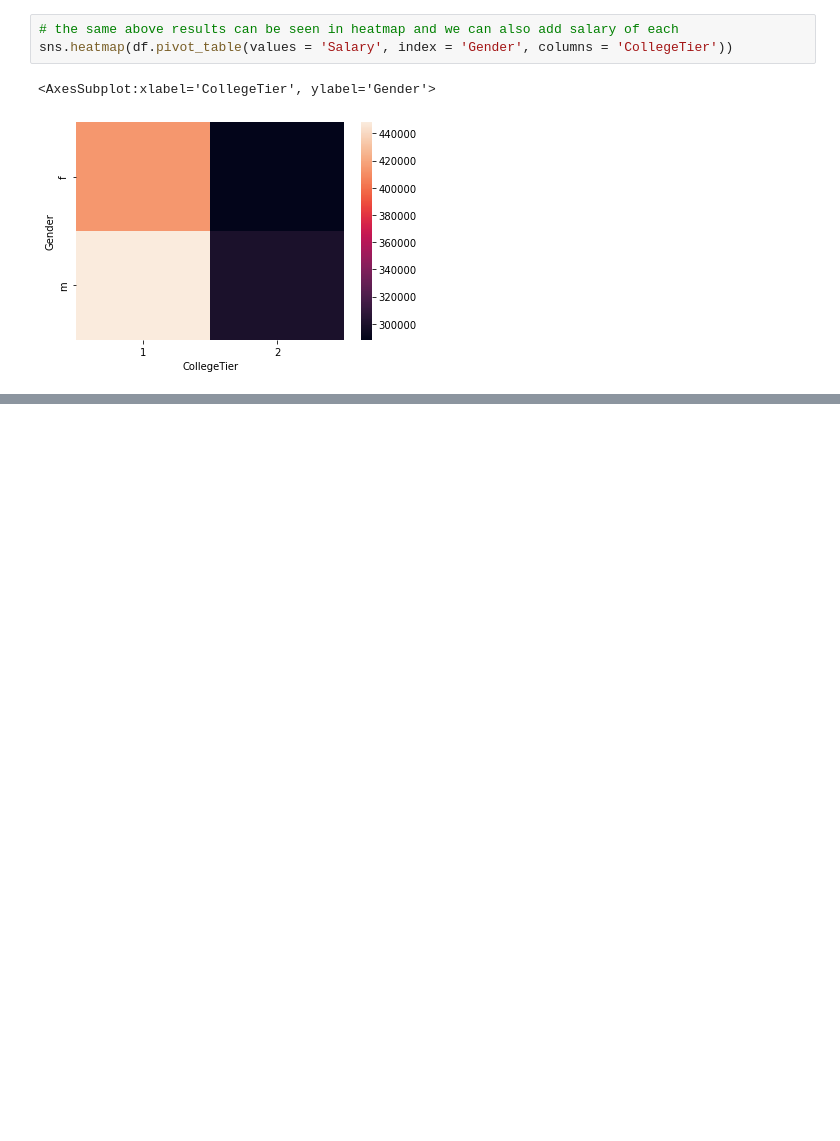
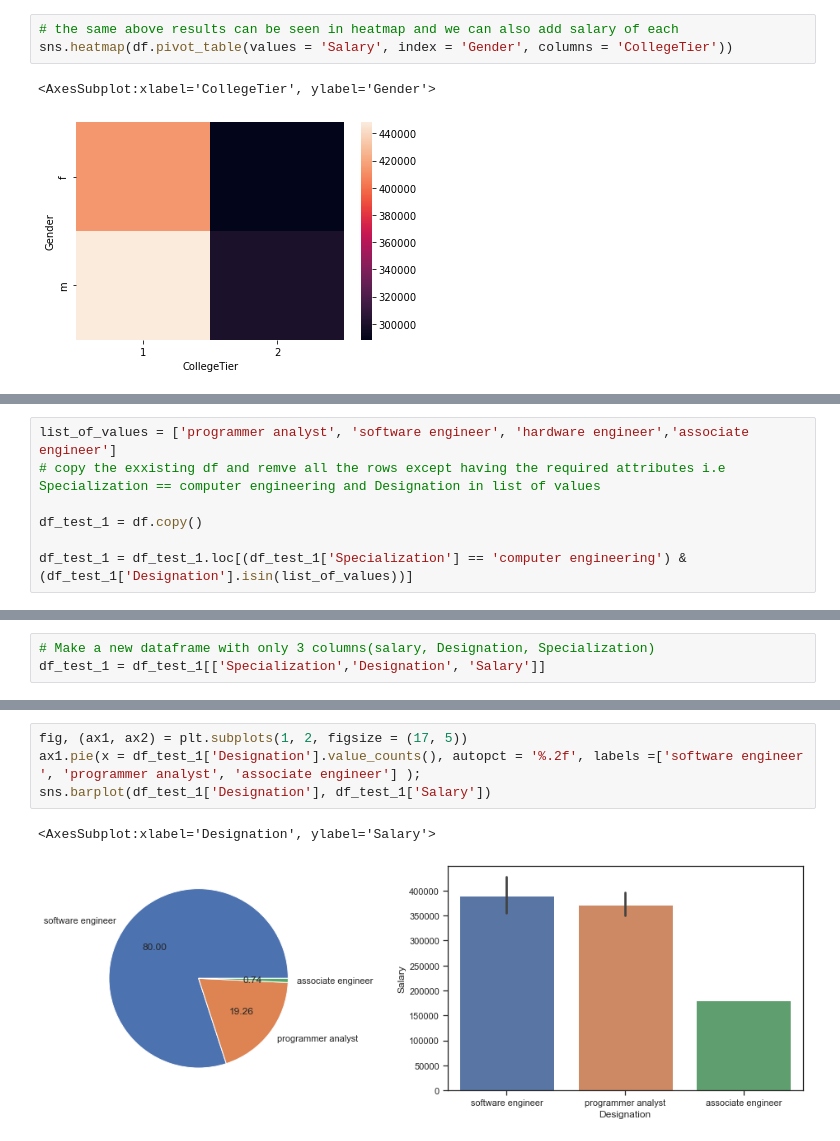
Before and after one commit to AdilGeelani/Innomatics_Internship_july_2022, a Jupyter notebook: innomatics_internship_july_2022/Data_analytics/Project 1/Project 1 (Exploratory Data Analysis).ipynb, the cells around one changed output, grey strips where cells are left out. Saved outputs shown, nothing was run; the diff lists cells and outputs as text; blank space fills up the shorter version.

```diff
--- a/innomatics_internship_july_2022/Data_analytics/Project 1/Project 1 (Exploratory Data Analysis).ipynb
+++ b/innomatics_internship_july_2022/Data_analytics/Project 1/Project 1 (Exploratory Data Analysis).ipynb
@@ -471,0 +476,7 @@ sns.heatmap(df.pivot_table(values = 'Salary', index = 'Gender', columns = 'Colle
+# %%
+list_of_values = ['programmer analyst', 'software engineer', 'hardware engineer','associate engineer']
+# copy the exxisting df and remve all the rows except having the required attributes i.e Specialization == computer engineering and Designation in list of values
+
+df_test_1 = df.copy()
+
+df_test_1 = df_test_1.loc[(df_test_1['Specialization'] == 'computer engineering') & (df_test_1['Designation'].isin(list_of_values))]
@@ -471,0 +499,3 @@ sns.heatmap(df.pivot_table(values = 'Salary', index = 'Gender', columns = 'Colle
+# %%
+# Make a new dataframe with only 3 columns(salary, Designation, Specialization)
+df_test_1 = df_test_1[['Specialization','Designation', 'Salary']]
@@ -471,0 +525,7 @@ sns.heatmap(df.pivot_table(values = 'Salary', index = 'Gender', columns = 'Colle
+# %%
+fig, (ax1, ax2) = plt.subplots(1, 2, figsize = (17, 5))
+ax1.pie(x = df_test_1['Designation'].value_counts(), autopct = '%.2f', labels =['software engineer ', 'programmer analyst', 'associate engineer'] );
+sns.barplot(df_test_1['Designation'], df_test_1['Salary'])
+# %% [output]
+<AxesSubplot:xlabel='Designation', ylabel='Salary'>
+[figure, added]
```
Also changed, not shown: parts of 23 cells of this notebook, 1 other file.
